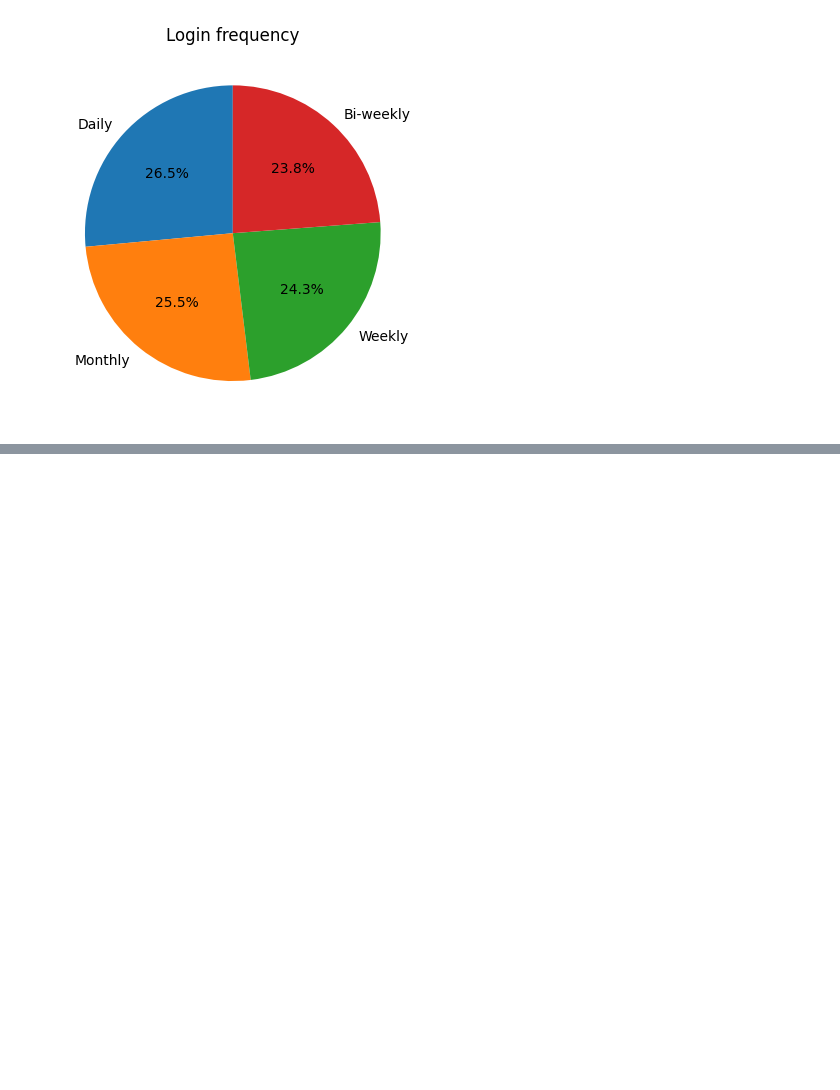
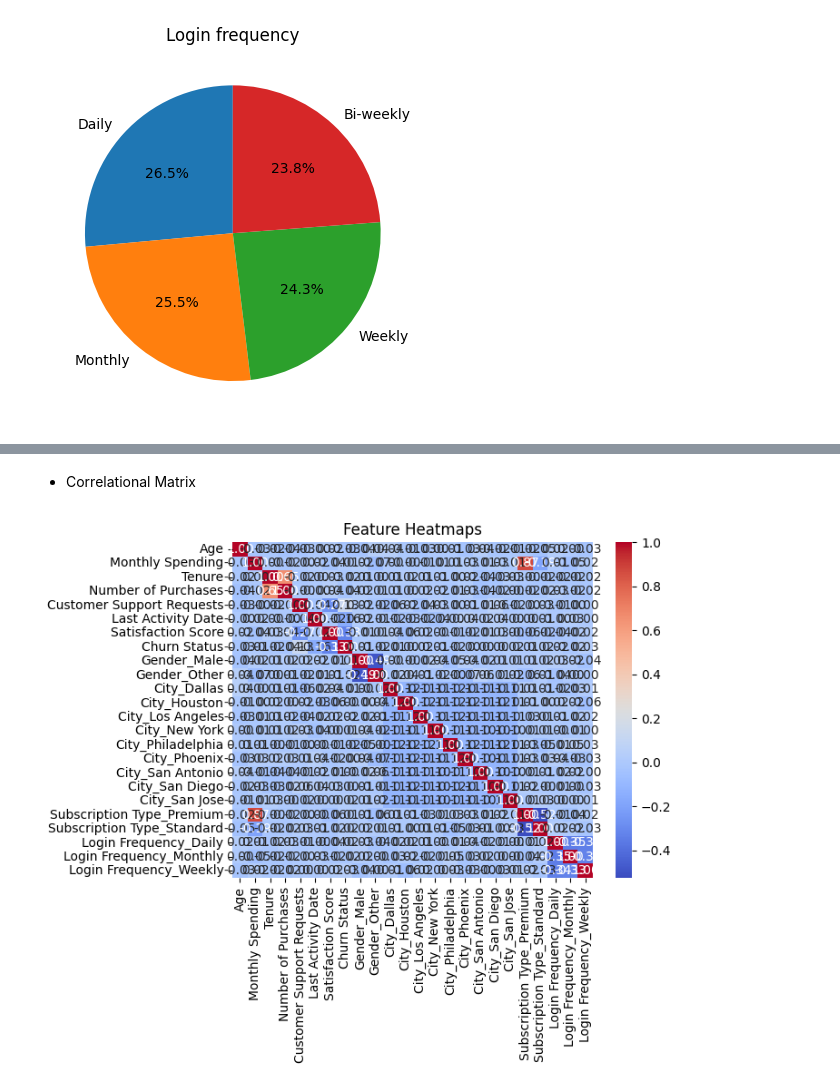
Before and after one commit to mudasir1144/Customer-Churn-Prediction-System, a Jupyter notebook: index.ipynb, the cells around one changed output, grey strips where cells are left out. Saved outputs shown, nothing was run; the diff lists cells and outputs as text; code cells hidden in the pictures; blank space fills up the shorter version.

```diff
--- a/index.ipynb
+++ b/index.ipynb
@@ -182,0 +204,12 @@ plt.show()
+# %% [markdown]
+- Correlational Matrix
+# %%
+# Use only numeric columns for the correlation heatmap
+numeric_dataset = dataset.select_dtypes(include=['number'])
+
+matrix = numeric_dataset.corr(method='pearson')
+sns.heatmap(matrix, annot=True, cmap='coolwarm', fmt='.2f')
+plt.title('Feature Heatmaps')
+plt.show()
+# %% [output]
+[figure, added]
```
Also changed, not shown: parts of 4 cells of this notebook, 1 other file.
